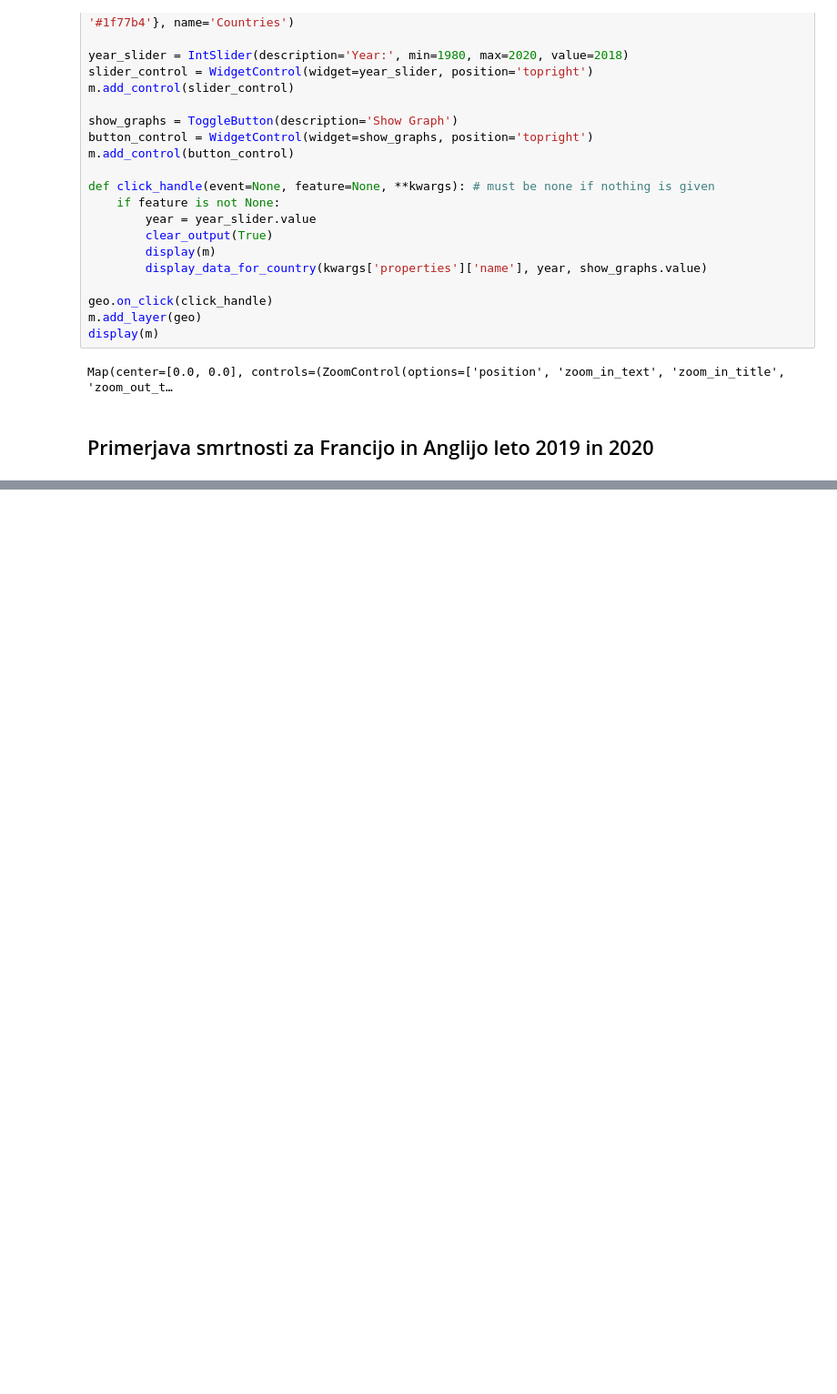
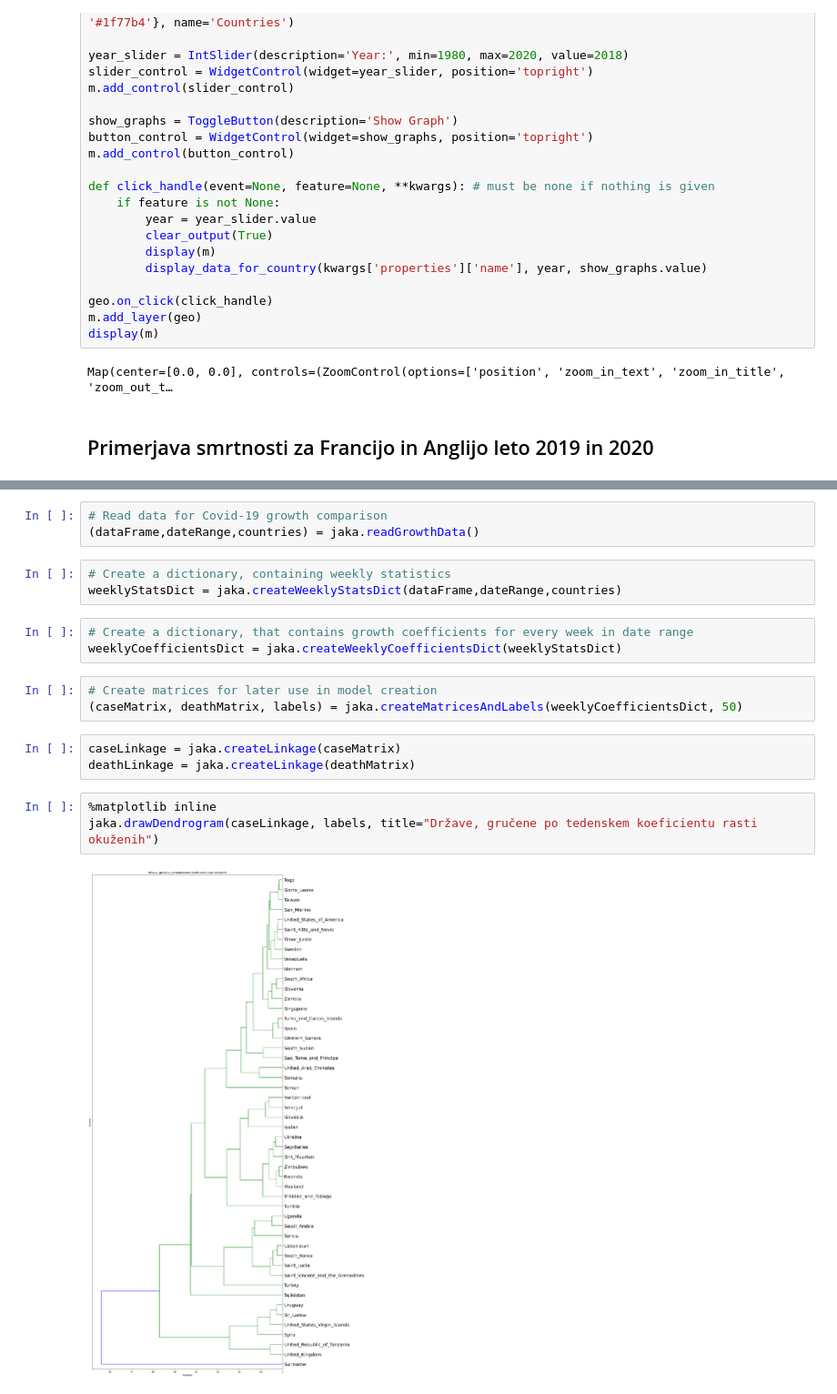
Before and after one commit to Zan-23/PR20NERJZ, a Jupyter notebook: notebooks/report.ipynb, the cells around one changed output, grey strips where cells are left out. Shown at 91% size. Cells and saved outputs as stored; diff of their text form; blank space fills up the shorter version.

```diff
--- a/notebooks/report.ipynb
+++ b/notebooks/report.ipynb
@@ -85,0 +92,20 @@ Map(center=[0.0, 0.0], controls=(ZoomControl(options=['position', 'zoom_in_text'
+# %%
+# Read data for Covid-19 growth comparison
+(dataFrame,dateRange,countries) = jaka.readGrowthData()
+# %%
+# Create a dictionary, containing weekly statistics
+weeklyStatsDict = jaka.createWeeklyStatsDict(dataFrame,dateRange,countries)
+# %%
+# Create a dictionary, that contains growth coefficients for every week in date range
+weeklyCoefficientsDict = jaka.createWeeklyCoefficientsDict(weeklyStatsDict)
+# %%
+# Create matrices for later use in model creation
+(caseMatrix, deathMatrix, labels) = jaka.createMatricesAndLabels(weeklyCoefficientsDict, 50)
+# %%
+caseLinkage = jaka.createLinkage(caseMatrix)
+deathLinkage = jaka.createLinkage(deathMatrix)
+# %%
+%matplotlib inline
+jaka.drawDendrogram(caseLinkage, labels, title="Države, gručene po tedenskem koeficientu rasti okuženih")
+# %% [output]
+[figure, added]
```
Also changed, not shown: parts of 9 cells of this notebook, 3 other files.
